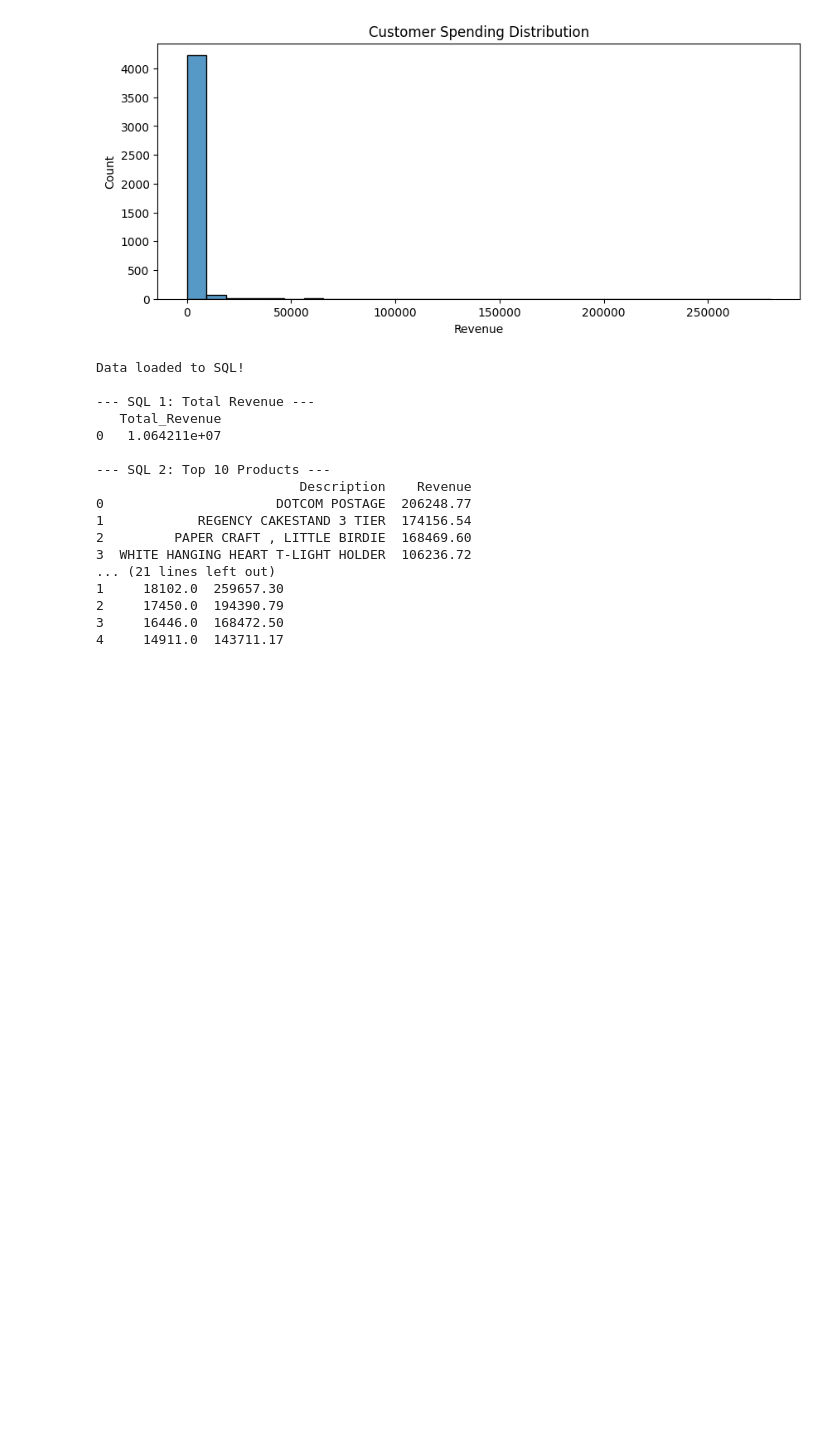
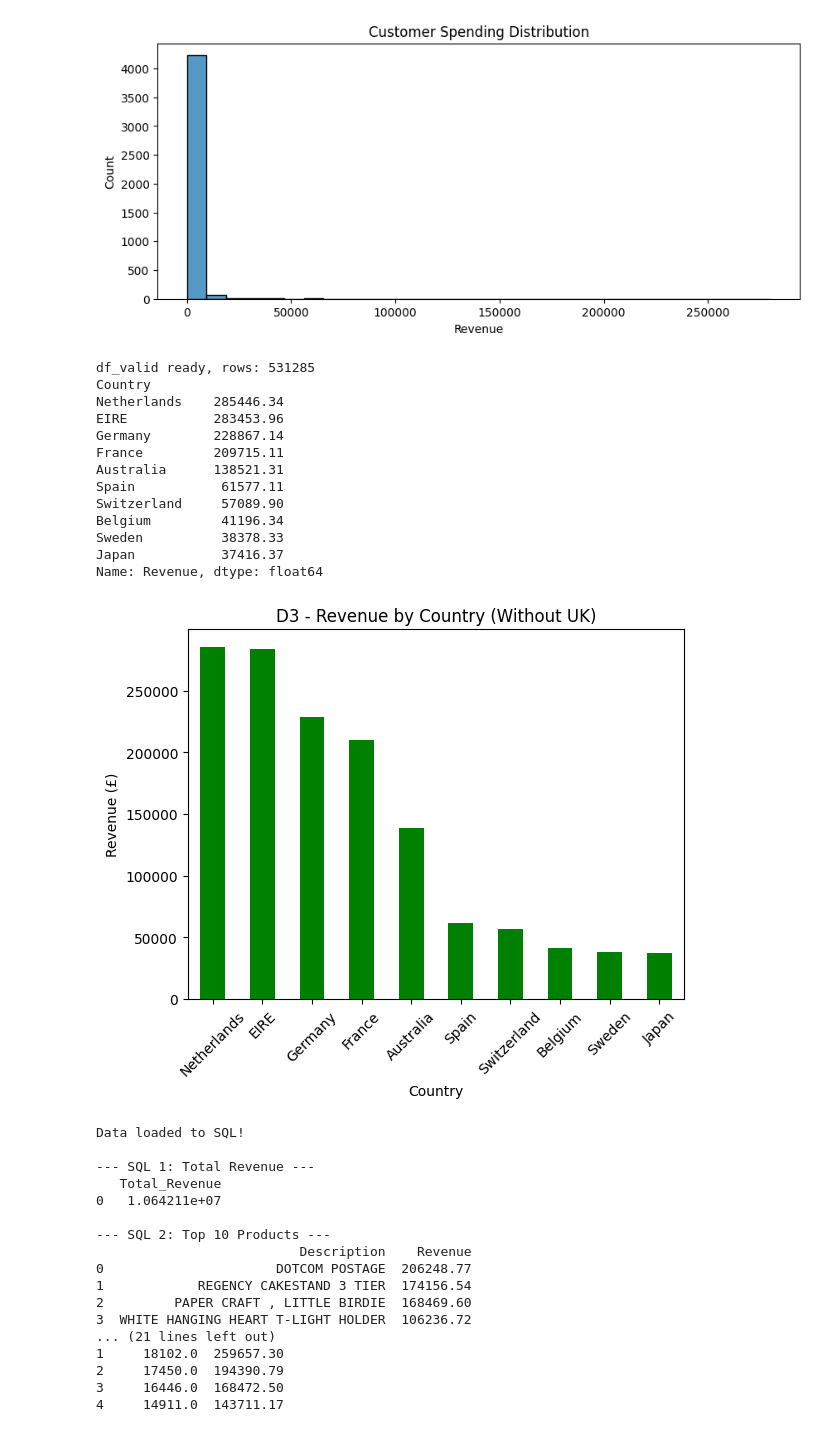
Before and after one commit to angelvb2104-ops/online-retail-analysis, a Jupyter notebook: Retail_Data_Analytics.ipynb, the cells around one changed output. Saved outputs shown, nothing was run; the diff lists cells and outputs as text; code cells hidden in the pictures; blank space fills up the shorter version.

```diff
--- a/Retail_Data_Analytics.ipynb
+++ b/Retail_Data_Analytics.ipynb
@@ -149,6 +166,42 @@ plt.show()
 [figure]
 [figure]
 [figure]
+# %%
+# D3 - DIRECT DOWNLOAD - No file needed
+import pandas as pd
+import matplotlib.pyplot as plt
+
+url = "https://archive.ics.uci.edu/ml/machine-learning-databases/00352/Online%20Retail.xlsx"
+df = pd.read_excel(url)
+
+df['Revenue'] = df['Quantity'] * df['UnitPrice']
+df_valid = df[df['Quantity'] > 0].copy()
+print("df_valid ready, rows:", len(df_valid))
+
+# D3 - Revenue by Country (Without UK)
+top_countries_no_uk = df_valid[df_valid['Country'] != 'United Kingdom'].groupby('Country')['Revenue'].sum().sort_values(ascending=False).head(10)
+print(top_countries_no_uk)
+
+top_countries_no_uk.plot(kind='bar', color='green')
+plt.title('D3 - Revenue by Country (Without UK)')
+plt.ylabel('Revenue (£)')
+plt.xticks(rotation=45)
+plt.show()
+# %% [output]
+df_valid ready, rows: 531285
+Country
+Netherlands    285446.34
+EIRE           283453.96
+Germany        228867.14
+France         209715.11
+Australia      138521.31
+Spain           61577.11
+Switzerland     57089.90
+Belgium         41196.34
+Sweden          38378.33
+Japan           37416.37
+Name: Revenue, dtype: float64
+[figure, added]
 # %%
 import sqlite3
 import pandas as pd
```
Also changed, not shown: parts of 6 cells of this notebook.
